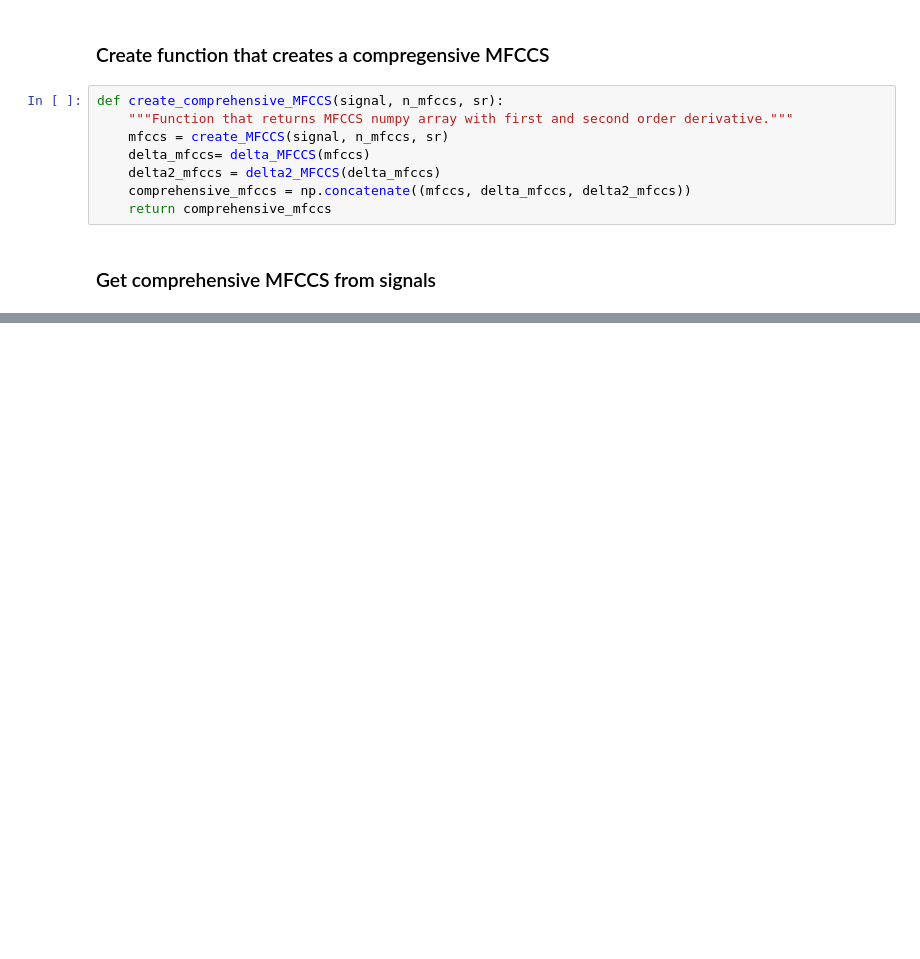
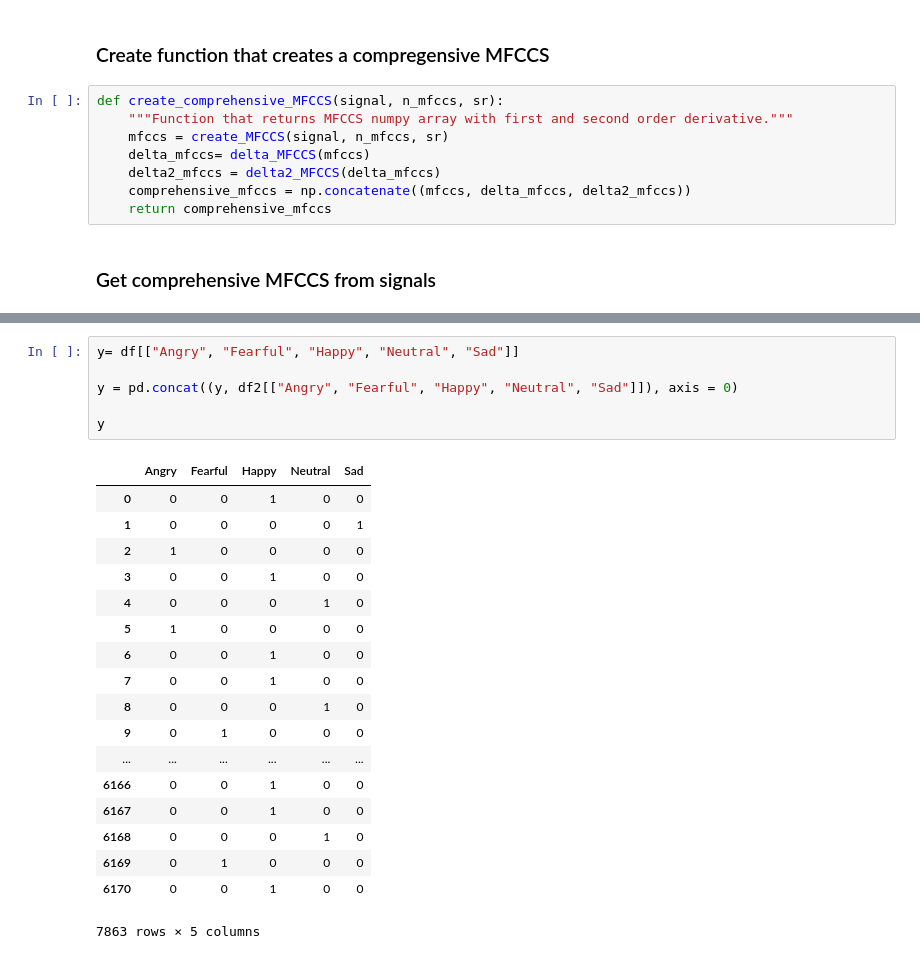
Before and after one commit to Dygouin/VoiceRecon, a Jupyter notebook: notebooks/extract_info_from_titles_jcbanos.ipynb, the cells around one changed output, grey strips where cells are left out. Cells and saved outputs as stored; diff of their text form; blank space fills up the shorter version.

```diff
--- a/notebooks/extract_info_from_titles_jcbanos.ipynb
+++ b/notebooks/extract_info_from_titles_jcbanos.ipynb
@@ -417,0 +789,25 @@ for signal in signals:
+# %%
+y= df[["Angry", "Fearful", "Happy", "Neutral", "Sad"]]
+
+y = pd.concat((y, df2[["Angry", "Fearful", "Happy", "Neutral", "Sad"]]), axis = 0)
+
+y
+# %% [output]
+|  | Angry | Fearful | Happy | Neutral | Sad |
+| 0 | 0 | 0 | 1 | 0 | 0 |
+| 1 | 0 | 0 | 0 | 0 | 1 |
+| 2 | 1 | 0 | 0 | 0 | 0 |
+| 3 | 0 | 0 | 1 | 0 | 0 |
+| 4 | 0 | 0 | 0 | 1 | 0 |
+| 5 | 1 | 0 | 0 | 0 | 0 |
+| 6 | 0 | 0 | 1 | 0 | 0 |
+| 7 | 0 | 0 | 1 | 0 | 0 |
+| 8 | 0 | 0 | 0 | 1 | 0 |
+| 9 | 0 | 1 | 0 | 0 | 0 |
+| ... | ... | ... | ... | ... | ... |
+| 6166 | 0 | 0 | 1 | 0 | 0 |
+| 6167 | 0 | 0 | 1 | 0 | 0 |
+| 6168 | 0 | 0 | 0 | 1 | 0 |
+| 6169 | 0 | 1 | 0 | 0 | 0 |
+| 6170 | 0 | 0 | 1 | 0 | 0 |
+7863 rows × 5 columns
```
Also changed, not shown: parts of 88 cells of this notebook.
